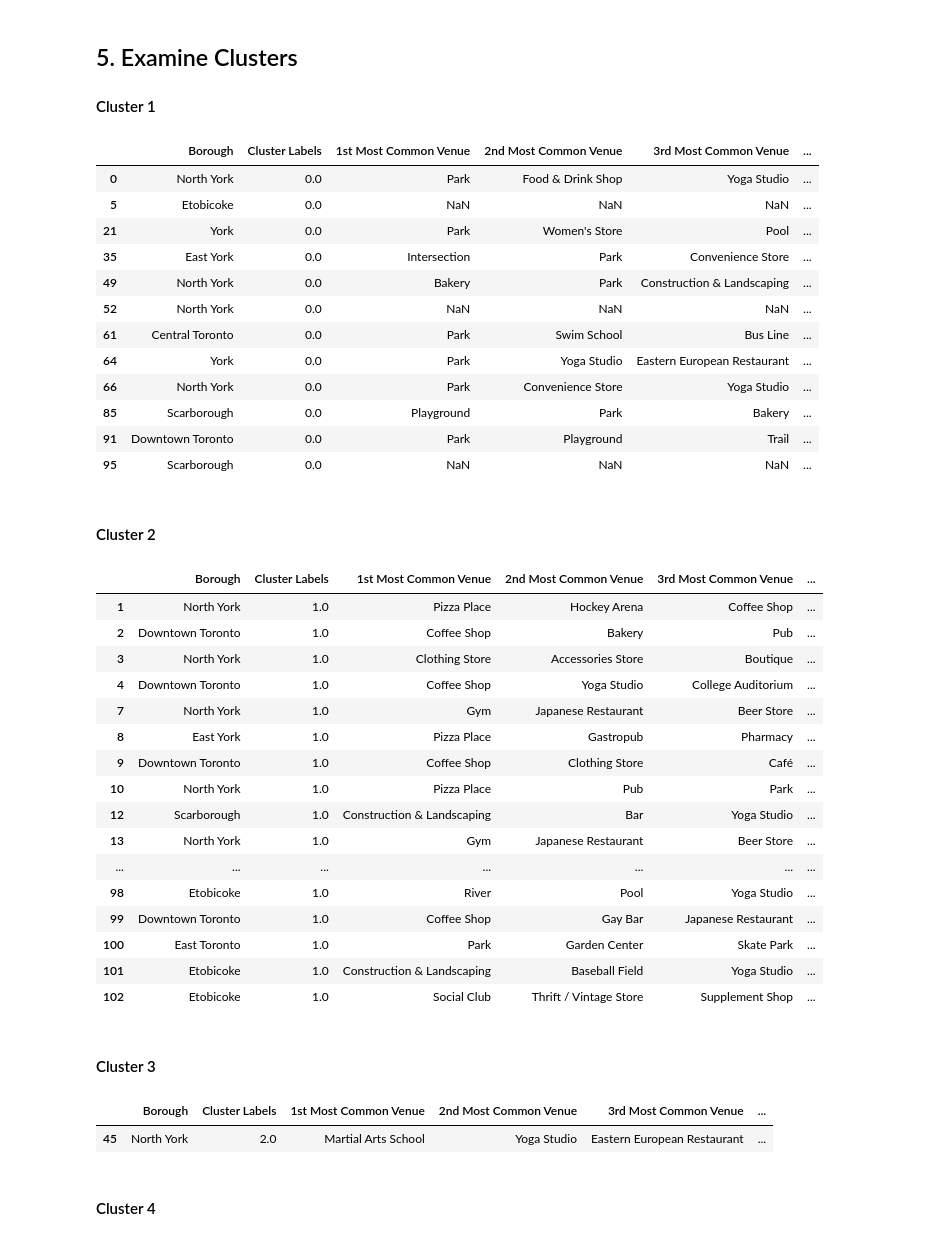
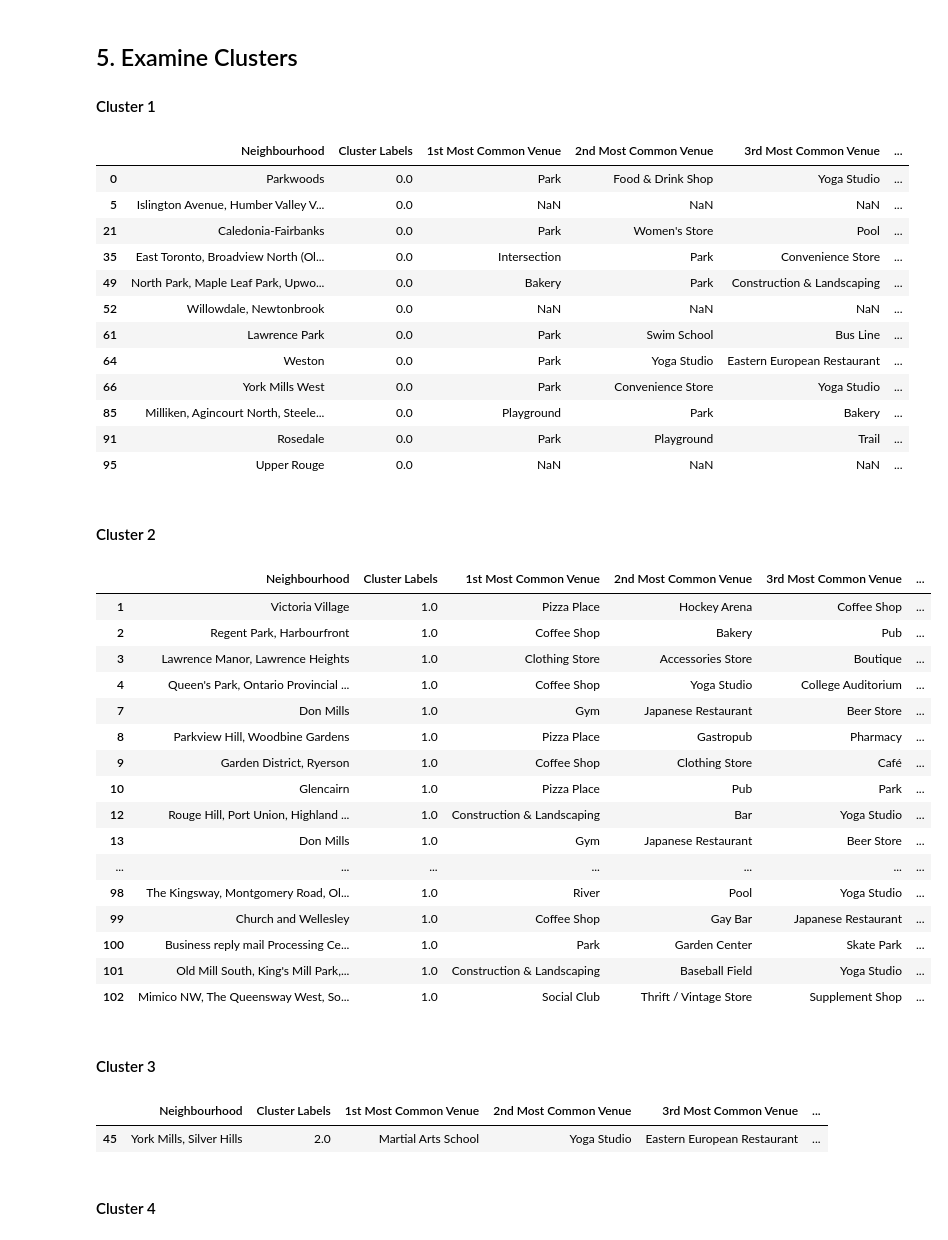
Before and after one commit to ossskkar/Coursera_Capstone, a Jupyter notebook: Week3-Assignment-Part-C.ipynb, the cells around one changed output. Cells and saved outputs as stored; diff of their text form; code cells hidden in the pictures.

```diff
--- a/Week3-Assignment-Part-C.ipynb
+++ b/Week3-Assignment-Part-C.ipynb
@@ -399,50 +399,50 @@ map_clusters
 
 #### Cluster 1
 # %%
-toronto_merged.loc[toronto_merged['Cluster Labels'] == 0, toronto_merged.columns[[1] + list(range(5, toronto_merged.shape[1]))]]
+toronto_merged.loc[toronto_merged['Cluster Labels'] == 0, toronto_merged.columns[[2] + list(range(5, toronto_merged.shape[1]))]]
 # %% [output]
-|  | Borough | Cluster Labels | 1st Most Common Venue | 2nd Most Common Venue | 3rd Most Common Venue | ... |
-| 0 | North York | 0.0 | Park | Food & Drink Shop | Yoga Studio | ... |
-| 5 | Etobicoke | 0.0 | NaN | NaN | NaN | ... |
-| 21 | York | 0.0 | Park | Women's Store | Pool | ... |
-| 35 | East York | 0.0 | Intersection | Park | Convenience Store | ... |
-| 49 | North York | 0.0 | Bakery | Park | Construction & Landscaping | ... |
-| 52 | North York | 0.0 | NaN | NaN | NaN | ... |
-| 61 | Central Toronto | 0.0 | Park | Swim School | Bus Line | ... |
-| 64 | York | 0.0 | Park | Yoga Studio | Eastern European Restaurant | ... |
-| 66 | North York | 0.0 | Park | Convenience Store | Yoga Studio | ... |
-| 85 | Scarborough | 0.0 | Playground | Park | Bakery | ... |
-| 91 | Downtown Toronto | 0.0 | Park | Playground | Trail | ... |
-| 95 | Scarborough | 0.0 | NaN | NaN | NaN | ... |
+|  | Neighbourhood | Cluster Labels | 1st Most Common Venue | 2nd Most Common Venue | 3rd Most Common Venue | ... |
+| 0 | Parkwoods | 0.0 | Park | Food & Drink Shop | Yoga Studio | ... |
+| 5 | Islington Avenue, Humber Valley V... | 0.0 | NaN | NaN | NaN | ... |
+| 21 | Caledonia-Fairbanks | 0.0 | Park | Women's Store | Pool | ... |
+| 35 | East Toronto, Broadview North (Ol... | 0.0 | Intersection | Park | Convenience Store | ... |
+| 49 | North Park, Maple Leaf Park, Upwo... | 0.0 | Bakery | Park | Construction & Landscaping | ... |
+| 52 | Willowdale, Newtonbrook | 0.0 | NaN | NaN | NaN | ... |
+| 61 | Lawrence Park | 0.0 | Park | Swim School | Bus Line | ... |
+| 64 | Weston | 0.0 | Park | Yoga Studio | Eastern European Restaurant | ... |
+| 66 | York Mills West | 0.0 | Park | Convenience Store | Yoga Studio | ... |
+| 85 | Milliken, Agincourt North, Steele... | 0.0 | Playground | Park | Bakery | ... |
+| 91 | Rosedale | 0.0 | Park | Playground | Trail | ... |
+| 95 | Upper Rouge | 0.0 | NaN | NaN | NaN | ... |
 # %% [markdown]
 #### Cluster 2
 # %%
-toronto_merged.loc[toronto_merged['Cluster Labels'] == 1, toronto_merged.columns[[1] + list(range(5, toronto_merged.shape[1]))]]
+toronto_merged.loc[toronto_merged['Cluster Labels'] == 1, toronto_merged.columns[[2] + list(range(5, toronto_merged.shape[1]))]]
 # %% [output]
-|  | Borough | Cluster Labels | 1st Most Common Venue | 2nd Most Common Venue | 3rd Most Common Venue | ... |
-| 1 | North York | 1.0 | Pizza Place | Hockey Arena | Coffee Shop | ... |
-| 2 | Downtown Toronto | 1.0 | Coffee Shop | Bakery | Pub | ... |
-| 3 | North York | 1.0 | Clothing Store | Accessories Store | Boutique | ... |
-| 4 | Downtown Toronto | 1.0 | Coffee Shop | Yoga Studio | College Auditorium | ... |
-| 7 | North York | 1.0 | Gym | Japanese Restaurant | Beer Store | ... |
-| 8 | East York | 1.0 | Pizza Place | Gastropub | Pharmacy | ... |
-| 9 | Downtown Toronto | 1.0 | Coffee Shop | Clothing Store | Café | ... |
-| 10 | North York | 1.0 | Pizza Place | Pub | Park | ... |
-| 12 | Scarborough | 1.0 | Construction & Landscaping | Bar | Yoga Studio | ... |
-| 13 | North York | 1.0 | Gym | Japanese Restaurant | Beer Store | ... |
+|  | Neighbourhood | Cluster Labels | 1st Most Common Venue | 2nd Most Common Venue | 3rd Most Common Venue | ... |
+| 1 | Victoria Village | 1.0 | Pizza Place | Hockey Arena | Coffee Shop | ... |
+| 2 | Regent Park, Harbourfront | 1.0 | Coffee Shop | Bakery | Pub | ... |
+| 3 | Lawrence Manor, Lawrence Heights | 1.0 | Clothing Store | Accessories Store | Boutique | ... |
+| 4 | Queen's Park, Ontario Provincial ... | 1.0 | Coffee Shop | Yoga Studio | College Auditorium | ... |
+| 7 | Don Mills | 1.0 | Gym | Japanese Restaurant | Beer Store | ... |
+| 8 | Parkview Hill, Woodbine Gardens | 1.0 | Pizza Place | Gastropub | Pharmacy | ... |
+| 9 | Garden District, Ryerson | 1.0 | Coffee Shop | Clothing Store | Café | ... |
+| 10 | Glencairn | 1.0 | Pizza Place | Pub | Park | ... |
+| 12 | Rouge Hill, Port Union, Highland ... | 1.0 | Construction & Landscaping | Bar | Yoga Studio | ... |
+| 13 | Don Mills | 1.0 | Gym | Japanese Restaurant | Beer Store | ... |
 | ... | ... | ... | ... | ... | ... | ... |
-| 98 | Etobicoke | 1.0 | River | Pool | Yoga Studio | ... |
-| 99 | Downtown Toronto | 1.0 | Coffee Shop | Gay Bar | Japanese Restaurant | ... |
-| 100 | East Toronto | 1.0 | Park | Garden Center | Skate Park | ... |
-| 101 | Etobicoke | 1.0 | Construction & Landscaping | Baseball Field | Yoga Studio | ... |
-| 102 | Etobicoke | 1.0 | Social Club | Thrift / Vintage Store | Supplement Shop | ... |
+| 98 | The Kingsway, Montgomery Road, Ol... | 1.0 | River | Pool | Yoga Studio | ... |
+| 99 | Church and Wellesley | 1.0 | Coffee Shop | Gay Bar | Japanese Restaurant | ... |
+| 100 | Business reply mail Processing Ce... | 1.0 | Park | Garden Center | Skate Park | ... |
+| 101 | Old Mill South, King's Mill Park,... | 1.0 | Construction & Landscaping | Baseball Field | Yoga Studio | ... |
+| 102 | Mimico NW, The Queensway West, So... | 1.0 | Social Club | Thrift / Vintage Store | Supplement Shop | ... |
 # %% [markdown]
 #### Cluster 3
 # %%
-toronto_merged.loc[toronto_merged['Cluster Labels'] == 2, toronto_merged.columns[[1] + list(range(5, toronto_merged.shape[1]))]]
+toronto_merged.loc[toronto_merged['Cluster Labels'] == 2, toronto_merged.columns[[2] + list(range(5, toronto_merged.shape[1]))]]
 # %% [output]
-|  | Borough | Cluster Labels | 1st Most Common Venue | 2nd Most Common Venue | 3rd Most Common Venue | ... |
-| 45 | North York | 2.0 | Martial Arts School | Yoga Studio | Eastern European Restaurant | ... |
+|  | Neighbourhood | Cluster Labels | 1st Most Common Venue | 2nd Most Common Venue | 3rd Most Common Venue | ... |
+| 45 | York Mills, Silver Hills | 2.0 | Martial Arts School | Yoga Studio | Eastern European Restaurant | ... |
 # %% [markdown]
 #### Cluster 4
 # %%
```
Also changed, not shown: parts of 2 cells of this notebook.
